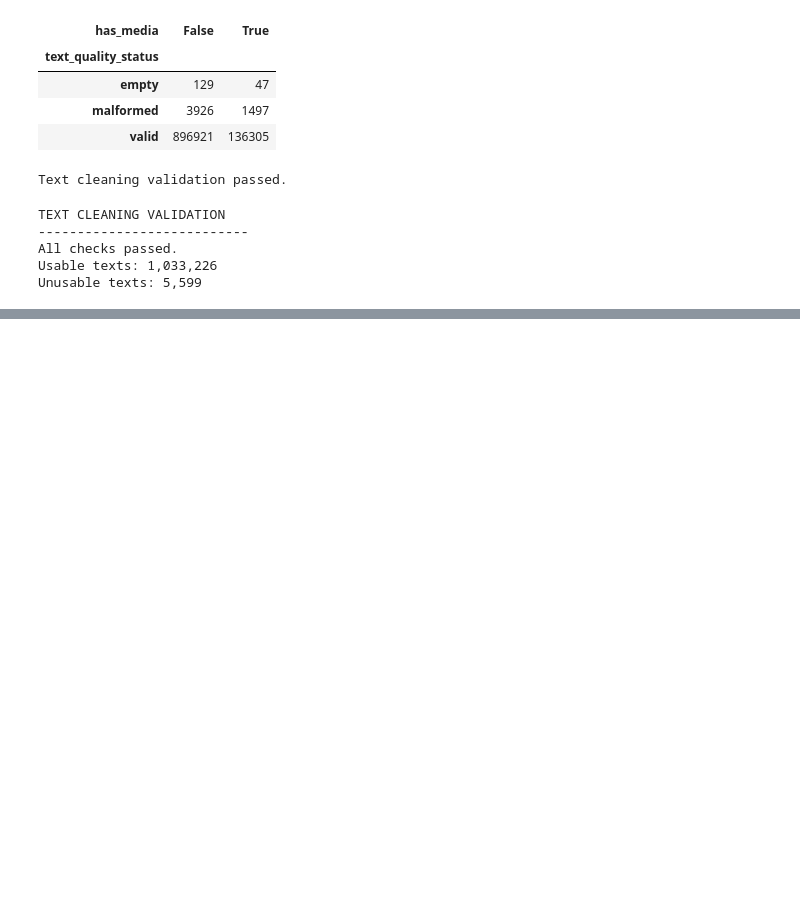
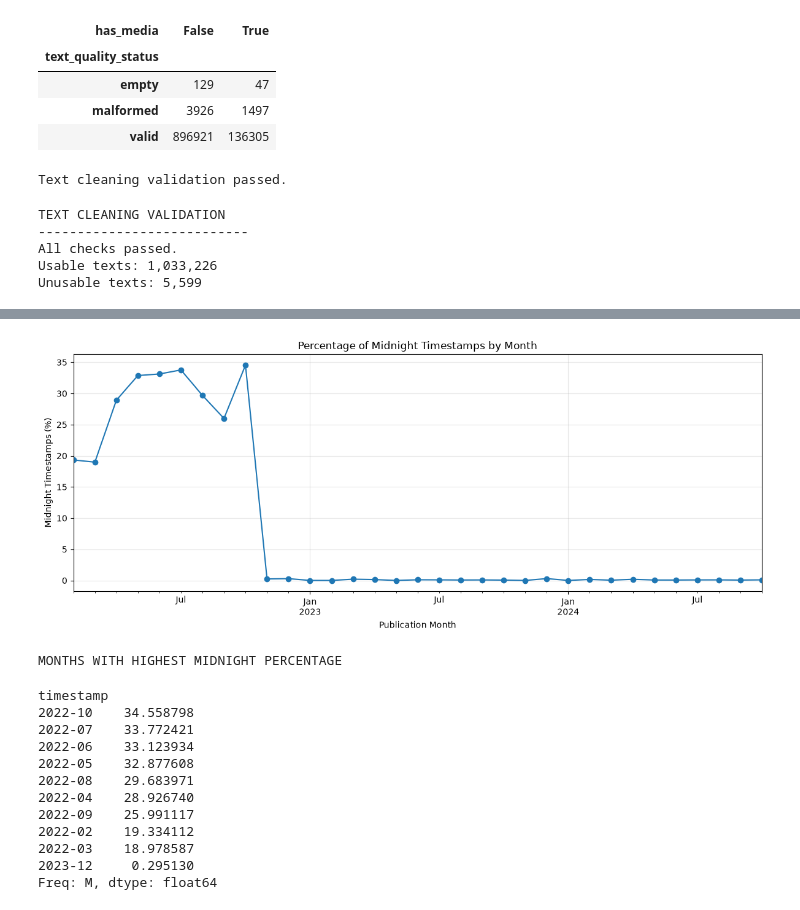
Before and after one commit to lorenzobuccolini03/Truth-Social-Analysis-and-Data-Warehousing---Decision-Support-Systems-, a Jupyter notebook: 01_assignment/01_10_clean_truths.ipynb, the cells around one changed output, grey strips where cells are left out. Cells and saved outputs as stored; diff of their text form; code cells hidden in the pictures; blank space fills up the shorter version.

Commit message:
cleaning truths.csv pt.2

```diff
--- a/01_assignment/01_10_clean_truths.ipynb
+++ b/01_assignment/01_10_clean_truths.ipynb
@@ -1404,0 +2575,65 @@ Unusable texts: 5,599
+# %%
+import matplotlib.pyplot as plt
+
+# Count midnight timestamps by publication month
+midnight_by_month = (
+    df_clean.loc[midnight_mask]
+    .groupby(
+        df_clean.loc[midnight_mask, "timestamp"]
+        .dt.to_period("M")
+    )
+    .size()
+)
+
+# Count all Truths by publication month
+truths_by_month = (
+    df_clean.groupby(
+        df_clean["timestamp"].dt.to_period("M")
+    )
+    .size()
+)
+
+# Percentage of midnight timestamps by month
+midnight_percentage_by_month = (
+    midnight_by_month
+    .div(truths_by_month)
+    .mul(100)
+    .fillna(0)
+)
+
+plt.figure(figsize=(12, 5))
+
+midnight_percentage_by_month.plot(
+    kind="line",
+    marker="o"
+)
+
+plt.title("Percentage of Midnight Timestamps by Month")
+plt.xlabel("Publication Month")
+plt.ylabel("Midnight Timestamps (%)")
+plt.grid(alpha=0.3)
+plt.tight_layout()
+plt.show()
+
+print("MONTHS WITH HIGHEST MIDNIGHT PERCENTAGE")
+
+display(
+    midnight_percentage_by_month
+    .sort_values(ascending=False)
+    .head(10)
+)
+# %% [output]
+[figure, added]
+MONTHS WITH HIGHEST MIDNIGHT PERCENTAGE
+timestamp
+2022-10    34.558798
+2022-07    33.772421
+2022-06    33.123934
+2022-05    32.877608
+2022-08    29.683971
+2022-04    28.926740
+2022-09    25.991117
+2022-02    19.334112
+2022-03    18.978587
+2023-12     0.295130
+Freq: M, dtype: float64
```
Also changed, not shown: parts of 24 cells of this notebook.
